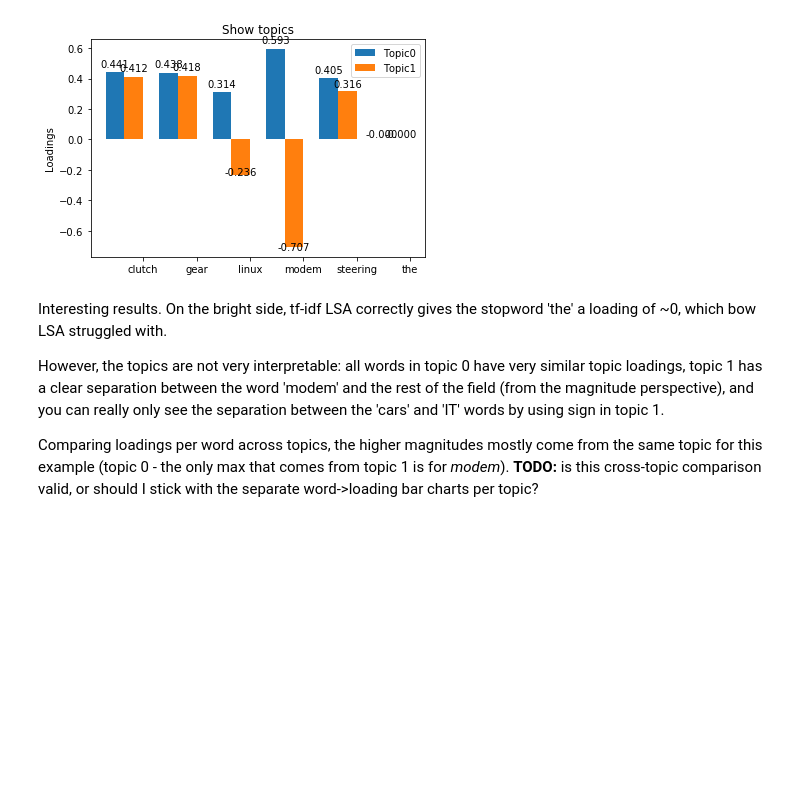
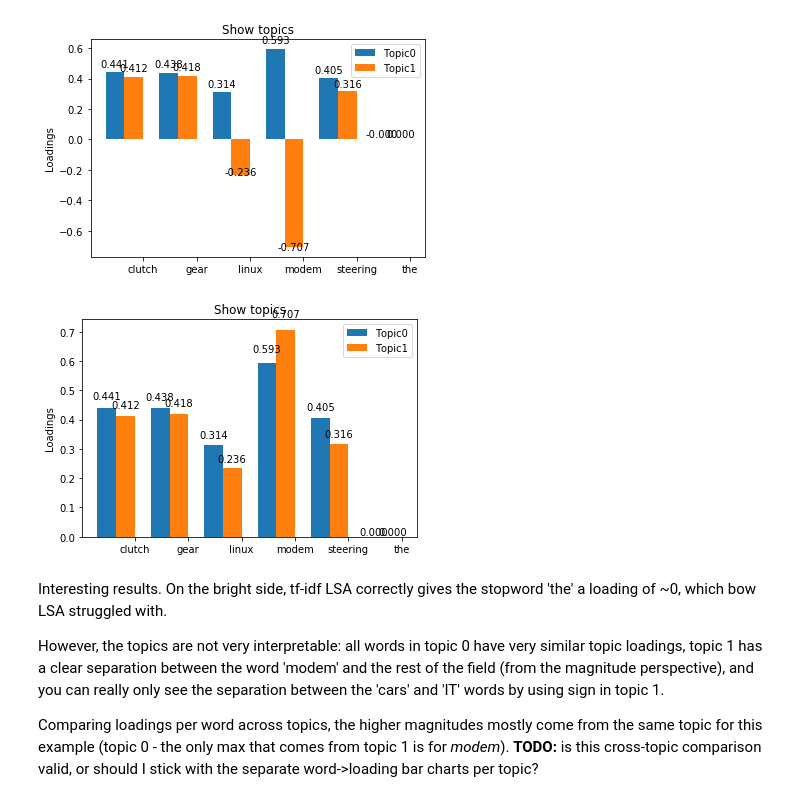
Before and after one commit to iconix/nlp-sandbox, a Jupyter notebook: topic_models.ipynb, the cells around one changed output. Drawn from its saved outputs; the diff is of its cells as text; code cells hidden in the pictures; blank space fills up the shorter version.

```diff
--- a/topic_models.ipynb
+++ b/topic_models.ipynb
@@ -307,6 +314,10 @@ topics
 plot_topics(topics)
 # %% [output]
 [figure]
+# %%
+plot_topics(topics, True)
+# %% [output]
+[figure, added]
 # %% [markdown]
 Interesting results. On the bright side, tf-idf LSA correctly gives the stopword 'the' a loading of ~0, which bow LSA struggled with.
 
```
Also changed, not shown: parts of 17 cells of this notebook.
